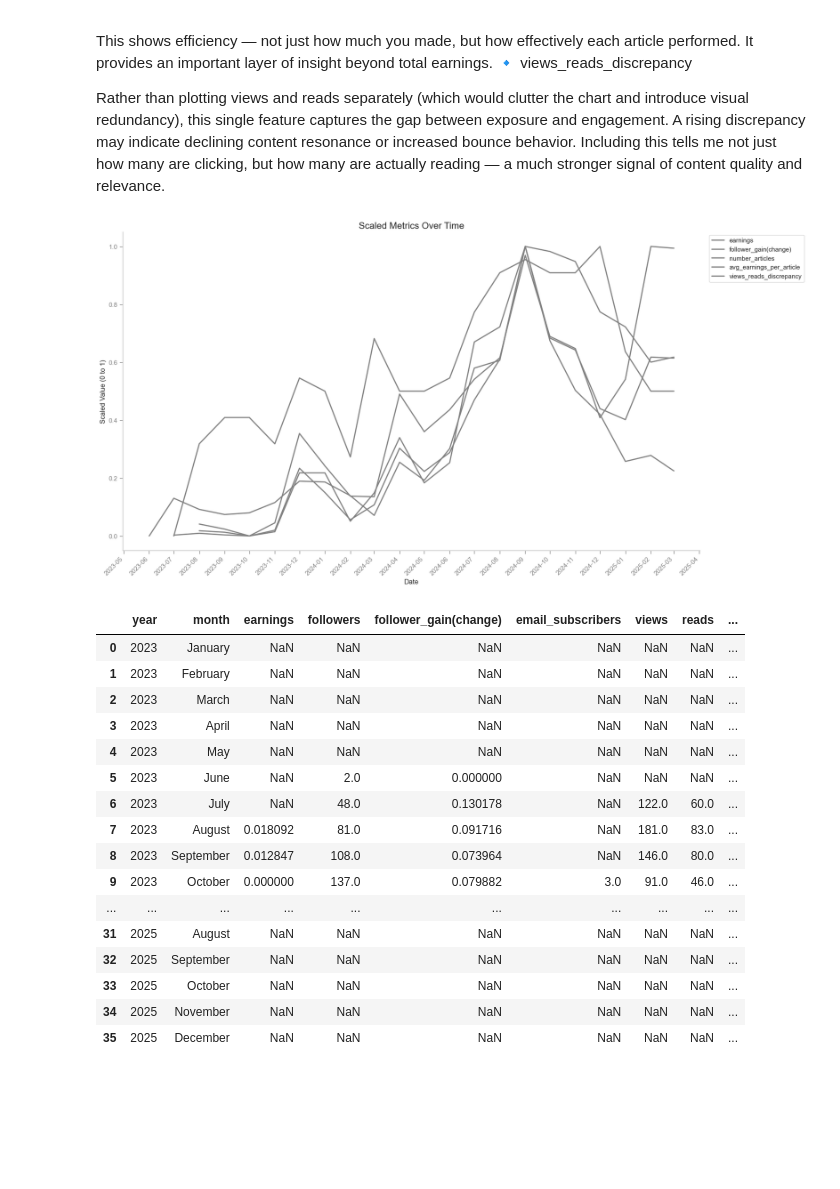
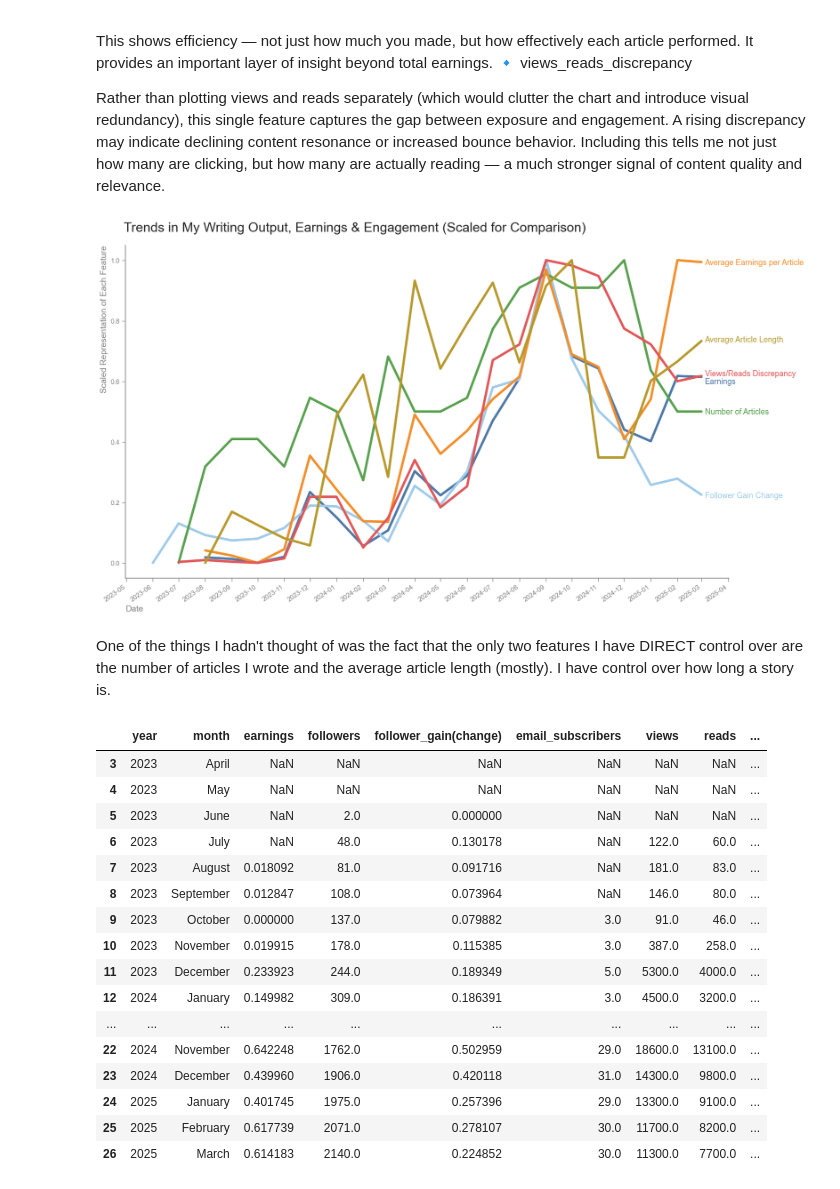
Before and after one commit to paul-trood/medium_earnings, a Jupyter notebook: 02_data_analysis.ipynb, the cells around one changed output. Cells and saved outputs as stored; diff of their text form; code cells hidden in the pictures; blank space fills up the shorter version.

Commit message:
updated a chart

```diff
--- a/02_data_analysis.ipynb
+++ b/02_data_analysis.ipynb
@@ -1031,6 +1031,7 @@ features = [
     "number_articles",
     "avg_earnings_per_article",
     "views_reads_discrepancy",
+    "average_article_length(minutes)"
 ]
 
 # STEP 1: Filter FIRST
@@ -1073,48 +1074,73 @@ This shows efficiency — not just how much you made, but how effectively each a
 
 Rather than plotting views and reads separately (which would clutter the chart and introduce visual redundancy), this single feature captures the gap between exposure and engagement. A rising discrepancy may indicate declining content resonance or increased bounce behavior. Including this tells me not just how many are clicking, but how many are actually reading — a much stronger signal of content quality and relevance.
 # %%
+custom_colors = {
+    "earnings": "#4E79A7",
+    "follower_gain(change)": "#A0CBE8",
+    "number_articles": "#59A14F",
+    "avg_earnings_per_article": "#F28E2B",
+    "views_reads_discrepancy": "#E15759",
+    "average_article_length(minutes)": "#B6992D"
+}
+
+
 fig, ax = plt.subplots(figsize=(18, 10))
 
 # Seaborn plot onto the ax
 sns.lineplot(
     data=df_melted,
     x="date",
     y="Value",
     hue="Feature",
-    palette=["gray"] * len(features),
-    linewidth=2,
+    palette=custom_colors,
+    linewidth=4,
     ax=ax
 )
 
 # Force every month to appear
 ax.xaxis.set_major_locator(mdates.MonthLocator())
 ax.xaxis.set_major_formatter(mdates.DateFormatter('%Y-%m'))
 
 # Optional: Rotate labels for readability
-plt.xticks(rotation=45, ha="right")
+plt.xticks(rotation=35, ha="right")
 
-plt.title("Scaled Metrics Over Time", fontsize=16)
-plt.xlabel("Date")
-plt.ylabel("Scaled Value (0 to 1)")
-plt.legend(loc="upper left", bbox_to_anchor=(1.01, 1))
+plt.title("Trends in My Writing Output, Earnings & Engagement (Scaled for Comparison)", fontsize=22, x=0.38, y = 1.03)
+plt.xlabel("Date", loc="left", size =14, color="grey")
+plt.ylabel("Scaled Representation of Each Feature", loc="top", size = 14, color="grey")
+ax.get_legend().remove()
 plt.grid(False)
 sns.despine()
 
 # Turn on the ticks for both x and y axes
 ax.tick_params(axis='both', which='both', bottom=True, left=True)
 # Axis settings
 ax.tick_params(axis="x", colors="grey", width=1)
 ax.tick_params(axis="y", colors="grey", width=1)
+
+# Set color of spines to grey for both axes
+for spine in ax.spines.values():
+    spine.set_color("grey")
+
+
+# Labels
+plt.text(20152,0.592,"Earnings", color ="#4E79A7", size = 13)
+plt.text(20152,0.215,"Follower Gain Change",color ="#A0CBE8", size = 13)
+plt.text(20152,0.492,"Number of Articles", color ="#59A14F", size = 13)
+plt.text(20152,0.985,"Average Earnings per Article", color ="#F28E2B", size = 13)
+plt.text(20152,0.618,"Views/Reads Discrepancy", color ="#E15759", size = 13)
+plt.text(20152,0.73,"Average Article Length", color ="#B6992D", size = 13)
+
+
+
 plt.show()
 # %% [output]
-[figure, old version]
+[figure, new version]
+# %% [markdown]
+One of the things I hadn't thought of was the fact that the only two features I have DIRECT control over are the number of articles I wrote and the average article length (mostly). I have control over how long a story is.
 # %%
 df_scaled
 # %% [output]
 |  | year | month | earnings | followers | follower_gain(change) | email_subscribers | views | reads | ... |
-| 0 | 2023 | January | NaN | NaN | NaN | NaN | NaN | NaN | ... |
-| 1 | 2023 | February | NaN | NaN | NaN | NaN | NaN | NaN | ... |
-| 2 | 2023 | March | NaN | NaN | NaN | NaN | NaN | NaN | ... |
 | 3 | 2023 | April | NaN | NaN | NaN | NaN | NaN | NaN | ... |
 | 4 | 2023 | May | NaN | NaN | NaN | NaN | NaN | NaN | ... |
 | 5 | 2023 | June | NaN | 2.0 | 0.000000 | NaN | NaN | NaN | ... |
@@ -1122,9 +1148,12 @@ df_scaled
 | 7 | 2023 | August | 0.018092 | 81.0 | 0.091716 | NaN | 181.0 | 83.0 | ... |
 | 8 | 2023 | September | 0.012847 | 108.0 | 0.073964 | NaN | 146.0 | 80.0 | ... |
 | 9 | 2023 | October | 0.000000 | 137.0 | 0.079882 | 3.0 | 91.0 | 46.0 | ... |
+| 10 | 2023 | November | 0.019915 | 178.0 | 0.115385 | 3.0 | 387.0 | 258.0 | ... |
+| 11 | 2023 | December | 0.233923 | 244.0 | 0.189349 | 5.0 | 5300.0 | 4000.0 | ... |
+| 12 | 2024 | January | 0.149982 | 309.0 | 0.186391 | 3.0 | 4500.0 | 3200.0 | ... |
 | ... | ... | ... | ... | ... | ... | ... | ... | ... | ... |
-| 31 | 2025 | August | NaN | NaN | NaN | NaN | NaN | NaN | ... |
-| 32 | 2025 | September | NaN | NaN | NaN | NaN | NaN | NaN | ... |
-| 33 | 2025 | October | NaN | NaN | NaN | NaN | NaN | NaN | ... |
-| 34 | 2025 | November | NaN | NaN | NaN | NaN | NaN | NaN | ... |
-| 35 | 2025 | December | NaN | NaN | NaN | NaN | NaN | NaN | ... |
+| 22 | 2024 | November | 0.642248 | 1762.0 | 0.502959 | 29.0 | 18600.0 | 13100.0 | ... |
+| 23 | 2024 | December | 0.439960 | 1906.0 | 0.420118 | 31.0 | 14300.0 | 9800.0 | ... |
+| 24 | 2025 | January | 0.401745 | 1975.0 | 0.257396 | 29.0 | 13300.0 | 9100.0 | ... |
+| 25 | 2025 | February | 0.617739 | 2071.0 | 0.278107 | 30.0 | 11700.0 | 8200.0 | ... |
+| 26 | 2025 | March | 0.614183 | 2140.0 | 0.224852 | 30.0 | 11300.0 | 7700.0 | ... |
```
Also changed, not shown: parts of 3 cells of this notebook, 1 other file.
